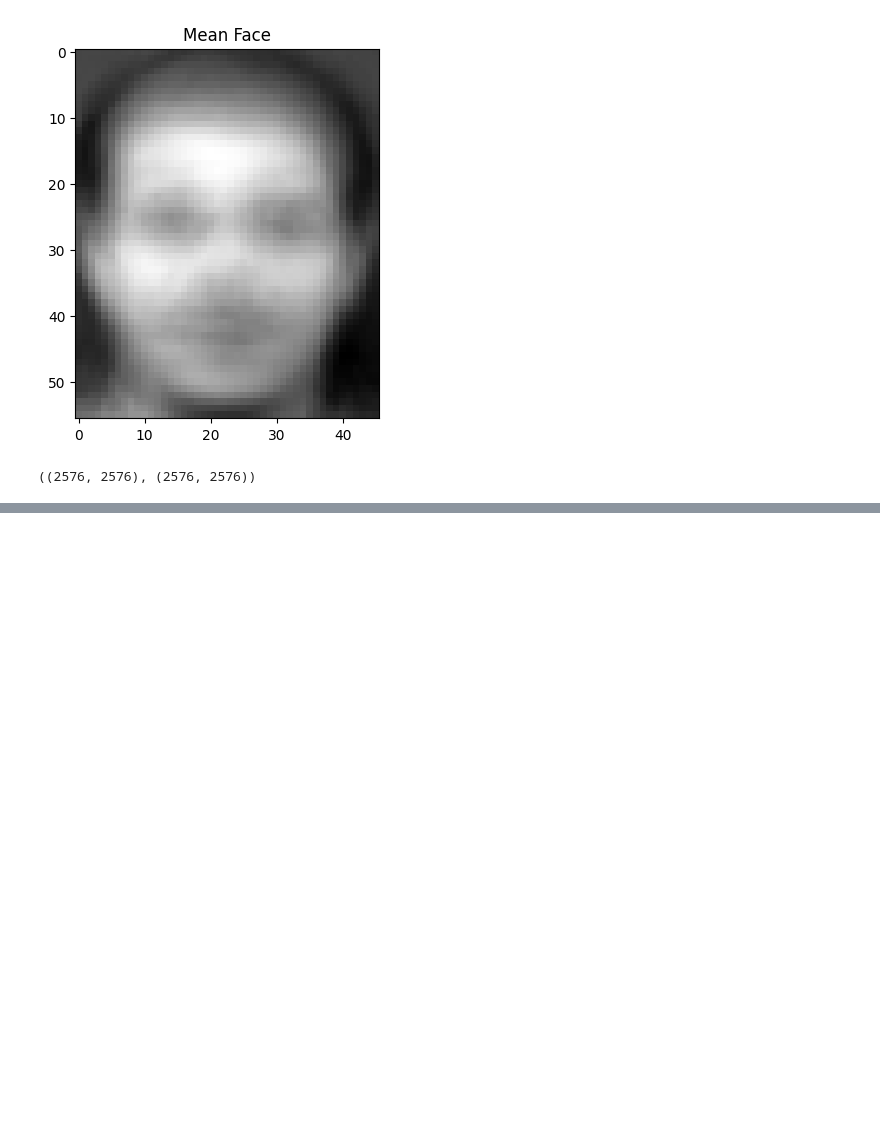
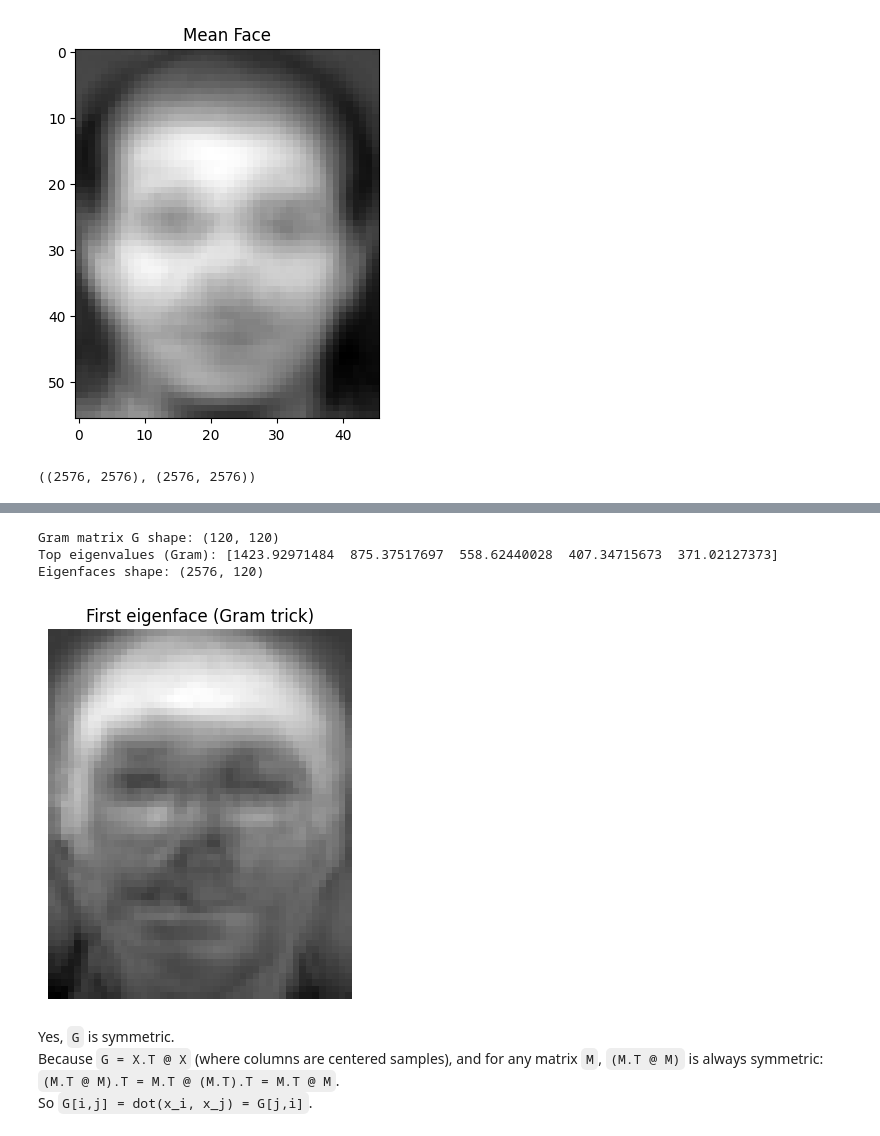
Before and after one commit to PavarisAsawa/PatternRecognition-Dimensionality_Reduction, a Jupyter notebook: Chapter2.ipynb, the cells around one changed output, grey strips where cells are left out. Drawn from its saved outputs; the diff is of its cells as text; code cells hidden in the pictures; blank space fills up the shorter version.

```diff
--- a/Chapter2.ipynb
+++ b/Chapter2.ipynb
@@ -297,0 +376,36 @@ print("Rank of the covariance matrix:", rank_cov)
+# %%
+# Use Gram matrix trick for PCA with many features and fewer samples.
+# Current X_centered has shape (120, 2576): samples in rows.
+X_mat = X_centered.T  # shape (2576, 120), columns are zero-mean samples.
+
+# Gram matrix in sample space (small 120x120 matrix)
+G = X_mat.T @ X_mat
+print("Gram matrix G shape:", G.shape)
+
+eigvals_g, eigvecs_g = np.linalg.eigh(G)
+idx_g = np.argsort(eigvals_g)[::-1]
+eigvals_g = eigvals_g[idx_g]
+eigvecs_g = eigvecs_g[:, idx_g]
+
+# Recover eigenvectors in original pixel space (eigenfaces)
+eigenfaces_from_gram = X_mat @ eigvecs_g
+norms = np.linalg.norm(eigenfaces_from_gram, axis=0, keepdims=True)
+eigenfaces_from_gram = eigenfaces_from_gram / np.maximum(norms, 1e-12)
+
+print("Top eigenvalues (Gram):", eigvals_g[:5])
+print("Eigenfaces shape:", eigenfaces_from_gram.shape)
+
+# Optional: display first eigenface
+plt.imshow(eigenfaces_from_gram[:, 0].reshape(56, 46), cmap="gray")
+plt.title("First eigenface (Gram trick)")
+plt.axis("off")
+plt.show()
+# %% [output]
+Gram matrix G shape: (120, 120)
+Top eigenvalues (Gram): [1423.92971484  875.37517697  558.62440028  407.34715673  371.02127373]
+Eigenfaces shape: (2576, 120)
+[figure, added]
+# %% [markdown]
+Yes, `G` is symmetric.
+Because `G = X.T @ X` (where columns are centered samples), and for any matrix `M`, `(M.T @ M)` is always symmetric: `(M.T @ M).T = M.T @ (M.T).T = M.T @ M`.
+So `G[i,j] = dot(x_i, x_j) = G[j,i]`.
```
Also changed, not shown: parts of 11 cells of this notebook, 1 other file.
